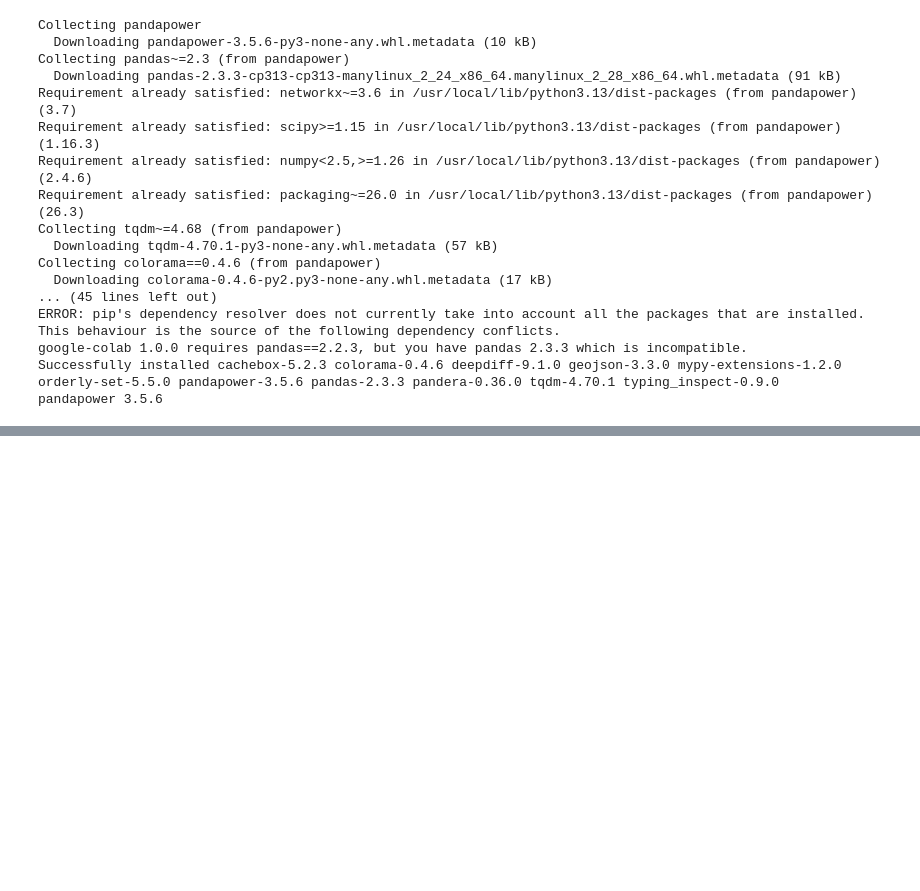
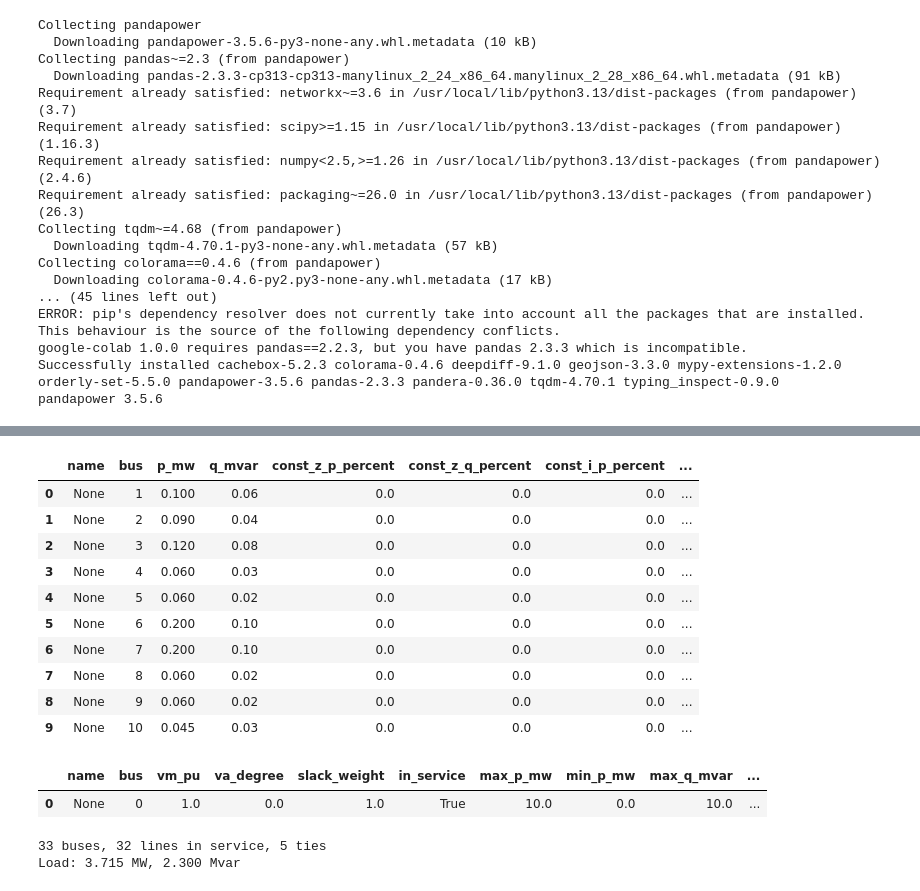
Before and after one commit to yilunge6-cyber/p6-ieee33-loadflow, a Jupyter notebook: notebooks/p6_analysis.ipynb, the cells around one changed output, grey strips where cells are left out. Saved outputs shown, nothing was run; the diff lists cells and outputs as text; code cells hidden in the pictures; blank space fills up the shorter version.

```diff
--- a/notebooks/p6_analysis.ipynb
+++ b/notebooks/p6_analysis.ipynb
@@ -31,0 +70,30 @@ pandapower 3.5.6
+# %%
+net.load.head(10)
+# %% [output]
+|  | name | bus | p_mw | q_mvar | const_z_p_percent | const_z_q_percent | const_i_p_percent | ... |
+| 0 | None | 1 | 0.100 | 0.06 | 0.0 | 0.0 | 0.0 | ... |
+| 1 | None | 2 | 0.090 | 0.04 | 0.0 | 0.0 | 0.0 | ... |
+| 2 | None | 3 | 0.120 | 0.08 | 0.0 | 0.0 | 0.0 | ... |
+| 3 | None | 4 | 0.060 | 0.03 | 0.0 | 0.0 | 0.0 | ... |
+| 4 | None | 5 | 0.060 | 0.02 | 0.0 | 0.0 | 0.0 | ... |
+| 5 | None | 6 | 0.200 | 0.10 | 0.0 | 0.0 | 0.0 | ... |
+| 6 | None | 7 | 0.200 | 0.10 | 0.0 | 0.0 | 0.0 | ... |
+| 7 | None | 8 | 0.060 | 0.02 | 0.0 | 0.0 | 0.0 | ... |
+| 8 | None | 9 | 0.060 | 0.02 | 0.0 | 0.0 | 0.0 | ... |
+| 9 | None | 10 | 0.045 | 0.03 | 0.0 | 0.0 | 0.0 | ... |
+# %%
+net.ext_grid
+# %% [output]
+|  | name | bus | vm_pu | va_degree | slack_weight | in_service | max_p_mw | min_p_mw | max_q_mvar | ... |
+| 0 | None | 0 | 1.0 | 0.0 | 1.0 | True | 10.0 | 0.0 | 10.0 | ... |
+# %%
+n_bus   = len(net.bus)
+n_lines = int(net.line.in_service.sum())
+n_ties  = int((~net.line.in_service).sum())
+p_load  = net.load.p_mw.sum()
+q_load  = net.load.q_mvar.sum()
+print(f"{n_bus} buses, {n_lines} lines in service, {n_ties} ties")
+print(f"Load: {p_load:.3f} MW, {q_load:.3f} Mvar")
+# %% [output]
+33 buses, 32 lines in service, 5 ties
+Load: 3.715 MW, 2.300 Mvar
```
Also changed, not shown: parts of 6 cells of this notebook.
